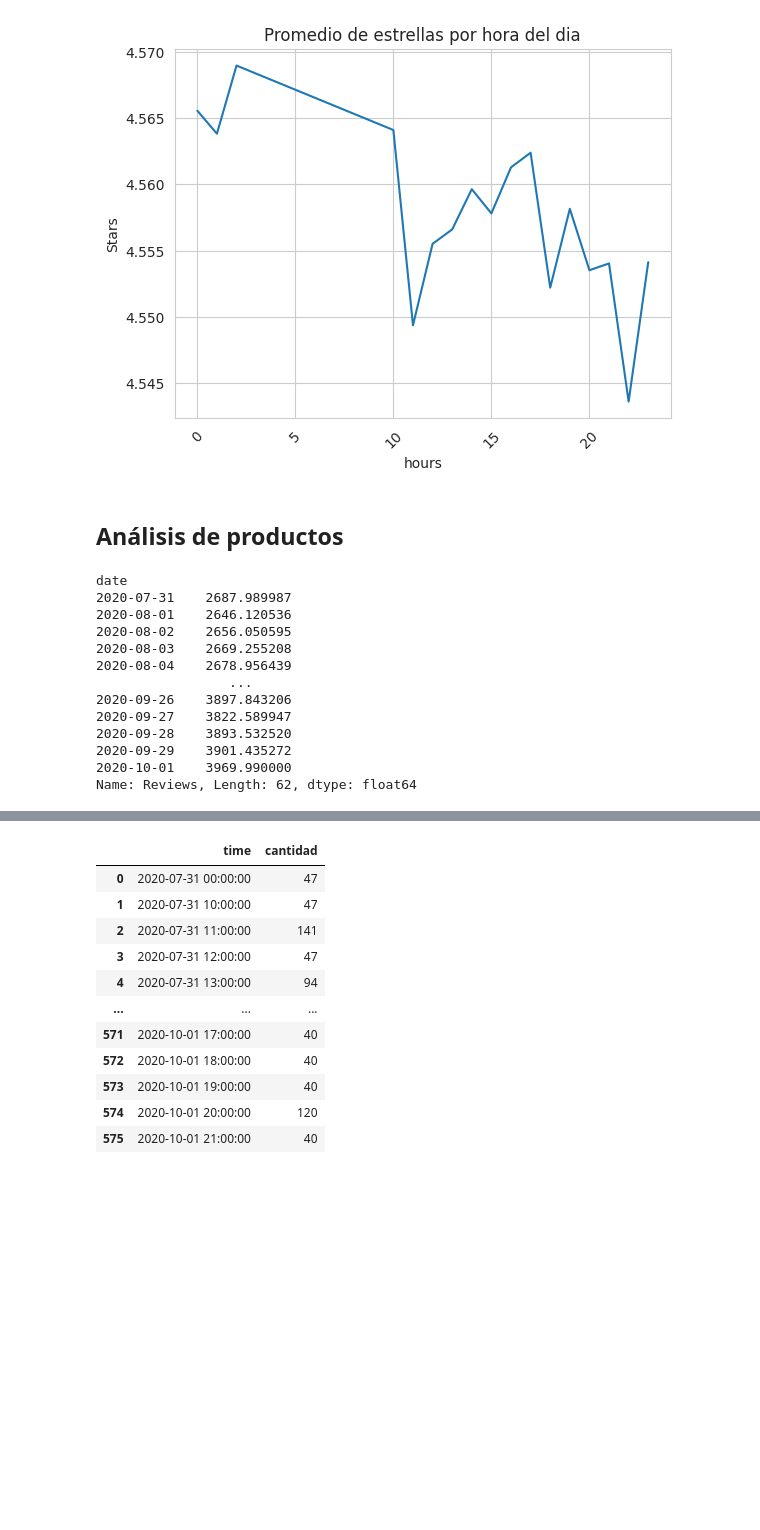
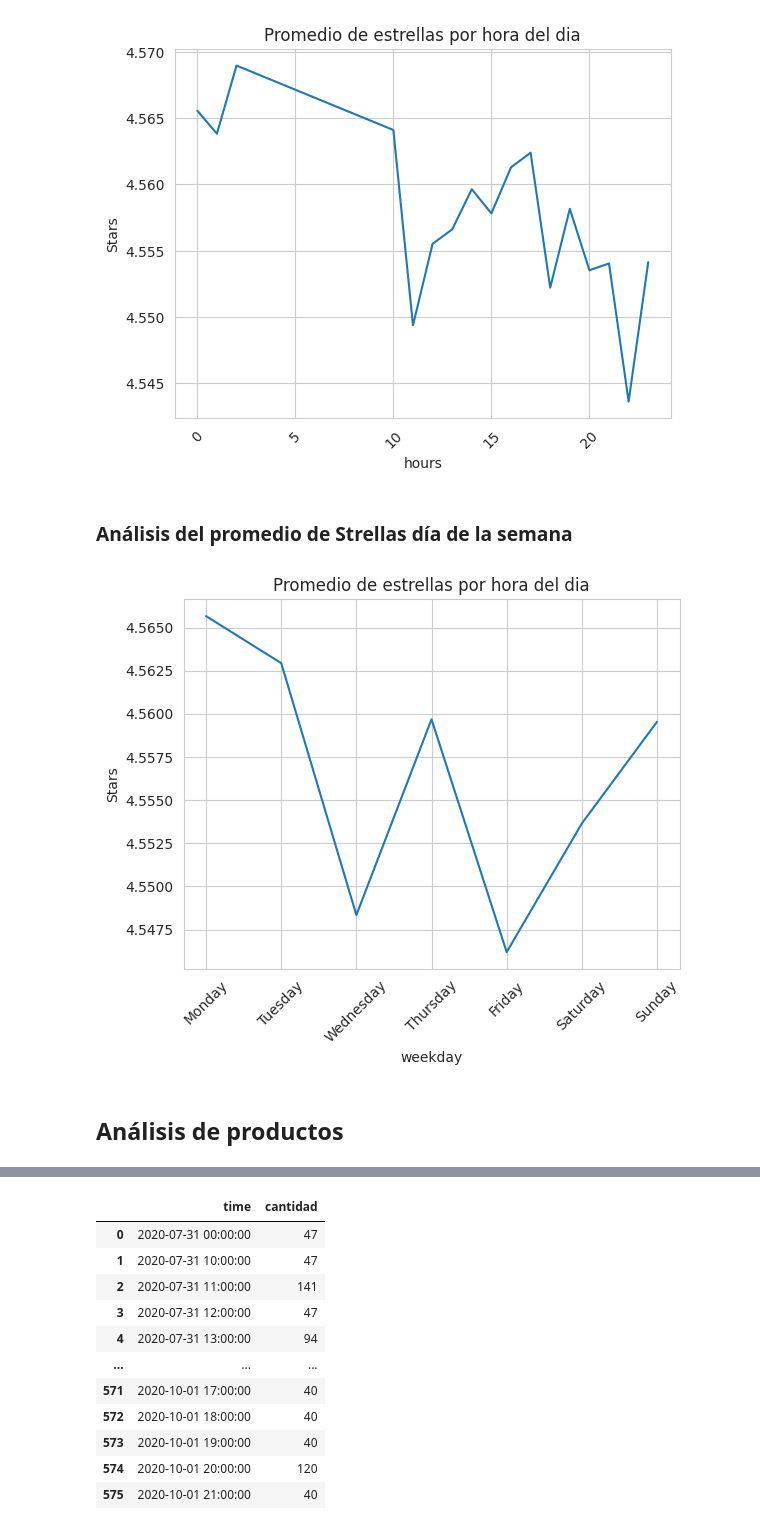
Before and after one commit to MiguelOscar4515/Tarea_2-Maestria, a Jupyter notebook: datasets_amazon.ipynb, the cells around one changed output, grey strips where cells are left out. Saved outputs shown, nothing was run; the diff lists cells and outputs as text; code cells hidden in the pictures; blank space fills up the shorter version.

Commit message:
Proceso EDA de mx-amazon-devices.csv, perteneciente al dataset Amazon Best Sellers

```diff
--- a/datasets_amazon.ipynb
+++ b/datasets_amazon.ipynb
@@ -372,24 +384,25 @@ plt.xticks(rotation=45)
 plt.show()
 # %% [output]
 [figure]
+# %% [markdown]
+### Análisis del promedio de Strellas día de la semana
+# %%
+# Define el orden correcto de los dias de la semana
+orden_dias = ['Monday', 'Tuesday', 'Wednesday', 'Thursday', 'Friday', 'Saturday', 'Sunday']
+
+estrellas_diarias = (mx_devices.groupby('weekday')['Stars']
+                     .mean()
+                     .reindex(orden_dias)  # Reordenar según nuestra lista
+                     .reset_index())
+
+sns.lineplot(data=estrellas_diarias, x='weekday', y='Stars', markers='o')
+plt.title('Promedio de estrellas por hora del dia')
+plt.xticks(rotation=45)
+plt.show()
+# %% [output]
+[figure, added]
 # %% [markdown]
 ## Análisis de productos
-# %%
-reviews_diarios
-# %% [output]
-date
-2020-07-31    2687.989987
-2020-08-01    2646.120536
-2020-08-02    2656.050595
-2020-08-03    2669.255208
-2020-08-04    2678.956439
-                 ...
-2020-09-26    3897.843206
-2020-09-27    3822.589947
-2020-09-28    3893.532520
-2020-09-29    3901.435272
-2020-10-01    3969.990000
-Name: Reviews, Length: 62, dtype: float64
 # %%
 # Estadísticas descriptivas de las variables categóricas
 mx_devices.describe(include='object')
```
Also changed, not shown: parts of 5 cells of this notebook.
